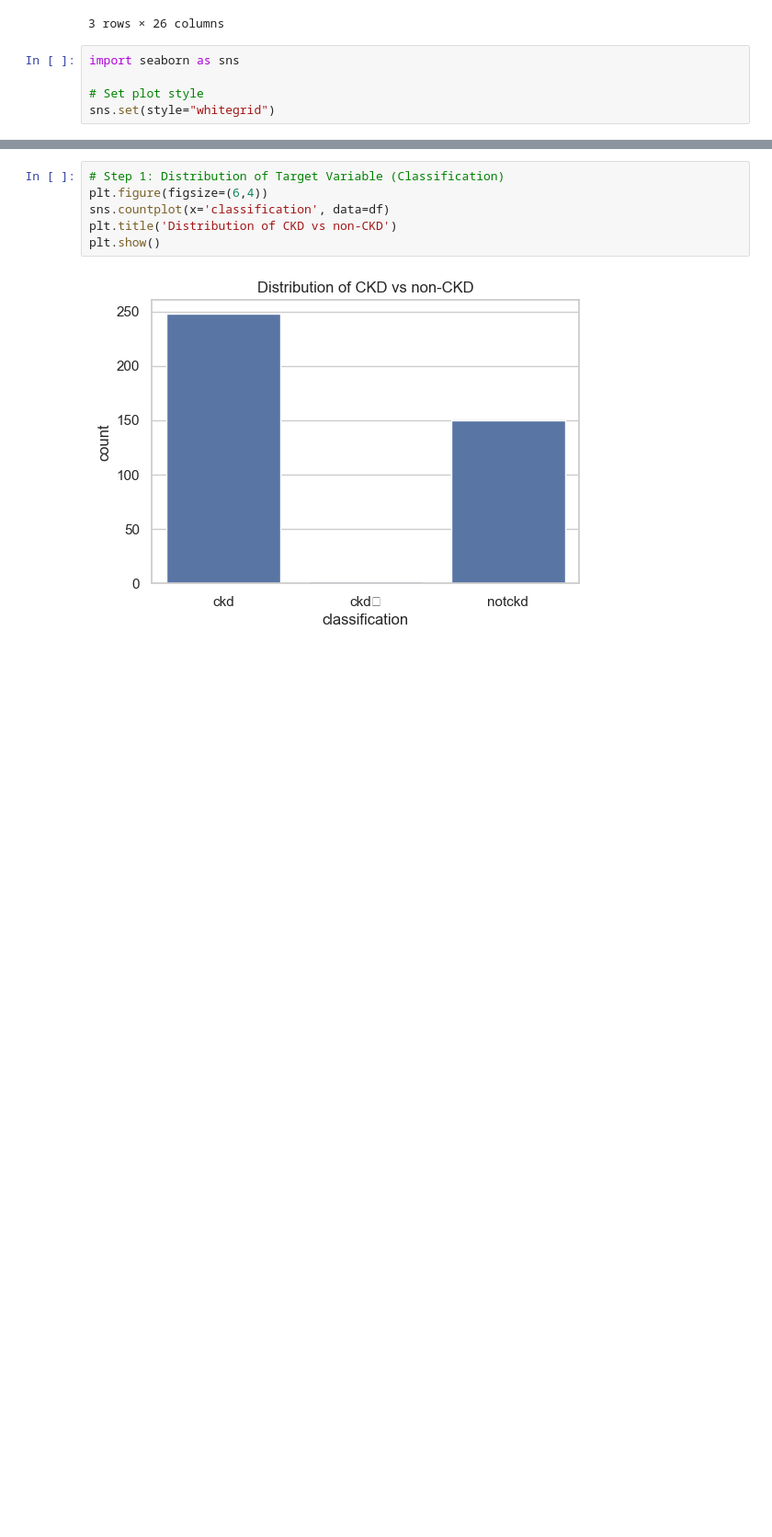
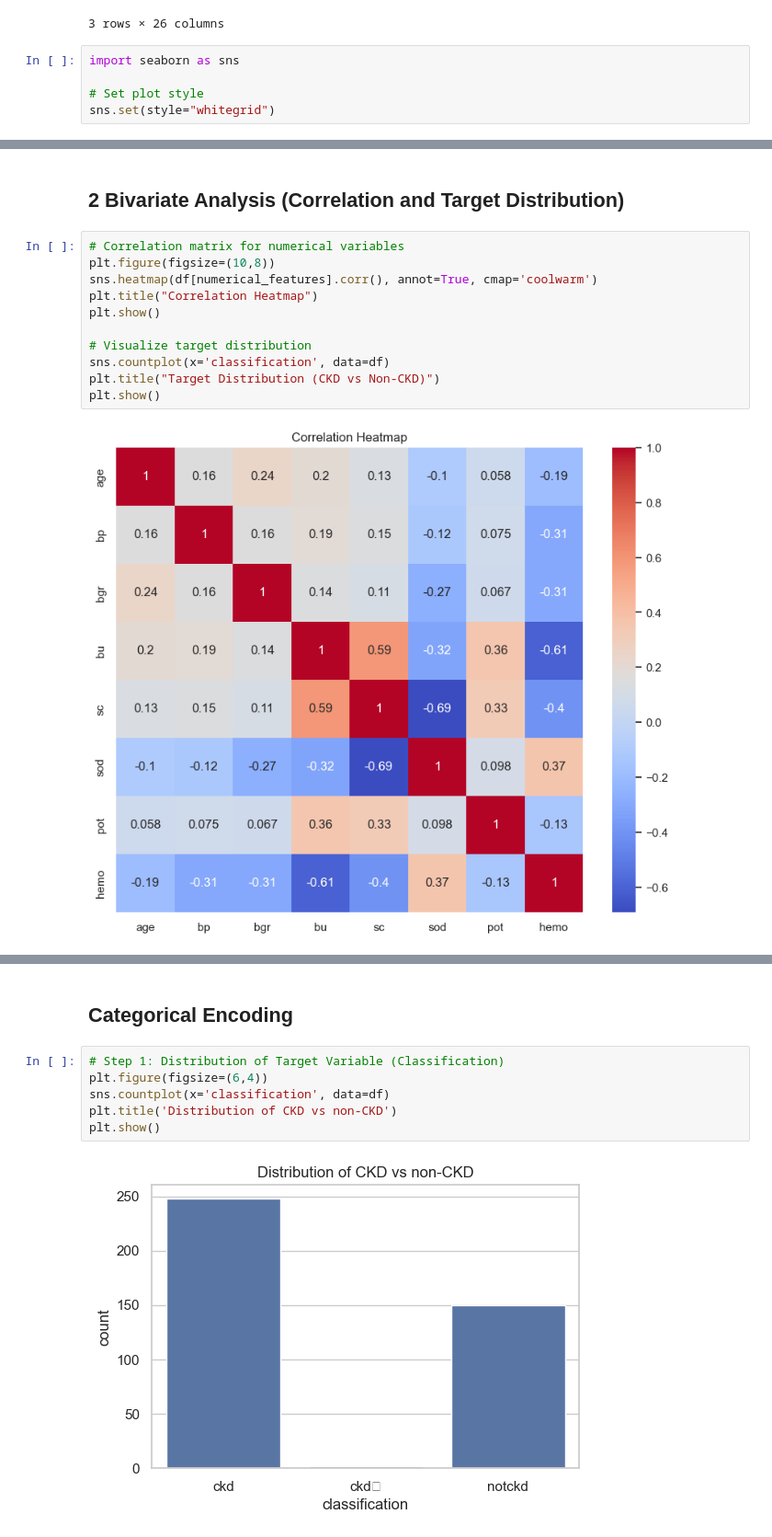
Before and after one commit to Blacksujit/Health-Assesement-Tool, a Jupyter notebook: Kidney Disease/Health_care.ipynb, the cells around one changed output, grey strips where cells are left out. Shown at 92% size. Cells and saved outputs as stored; diff of their text form; blank space fills up the shorter version.

```diff
--- a/Kidney Disease/Health_care.ipynb
+++ b/Kidney Disease/Health_care.ipynb
@@ -195,0 +244,15 @@ sns.set(style="whitegrid")
+# %% [markdown]
+## 2  Bivariate Analysis (Correlation and Target Distribution)
+# %%
+# Correlation matrix for numerical variables
+plt.figure(figsize=(10,8))
+sns.heatmap(df[numerical_features].corr(), annot=True, cmap='coolwarm')
+plt.title("Correlation Heatmap")
+plt.show()
+
+# Visualize target distribution
+sns.countplot(x='classification', data=df)
+plt.title("Target Distribution (CKD vs Non-CKD)")
+plt.show()
+# %% [output]
+[figure, added]
@@ -196,3 +260,5 @@ sns.set(style="whitegrid")
+# %% [markdown]
+## Categorical Encoding
 # %%
 # Step 1: Distribution of Target Variable (Classification)
 plt.figure(figsize=(6,4))
```
Also changed, not shown: parts of 69 cells of this notebook, 2 other files.
